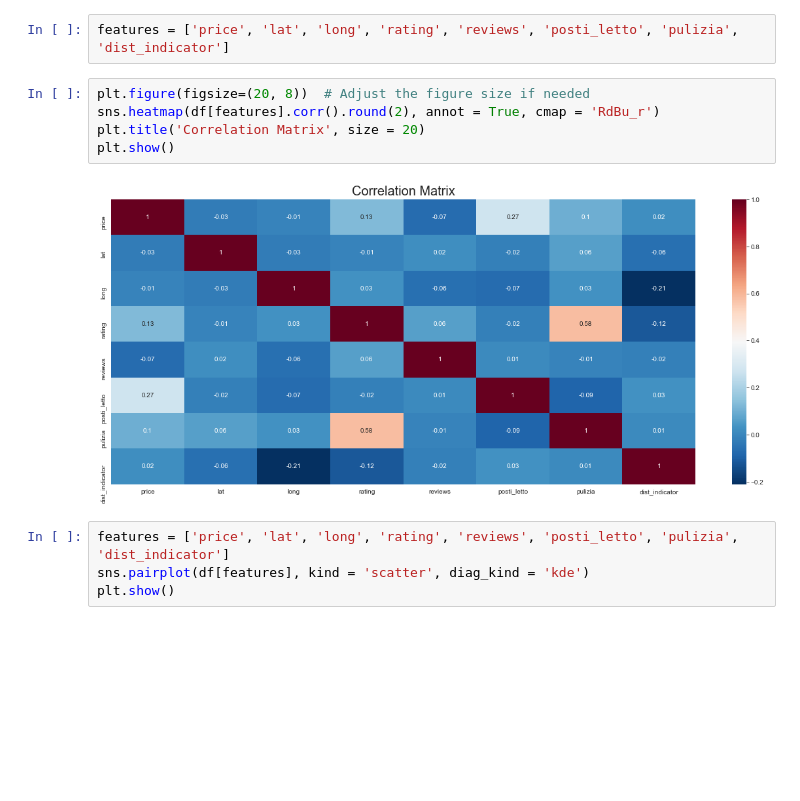
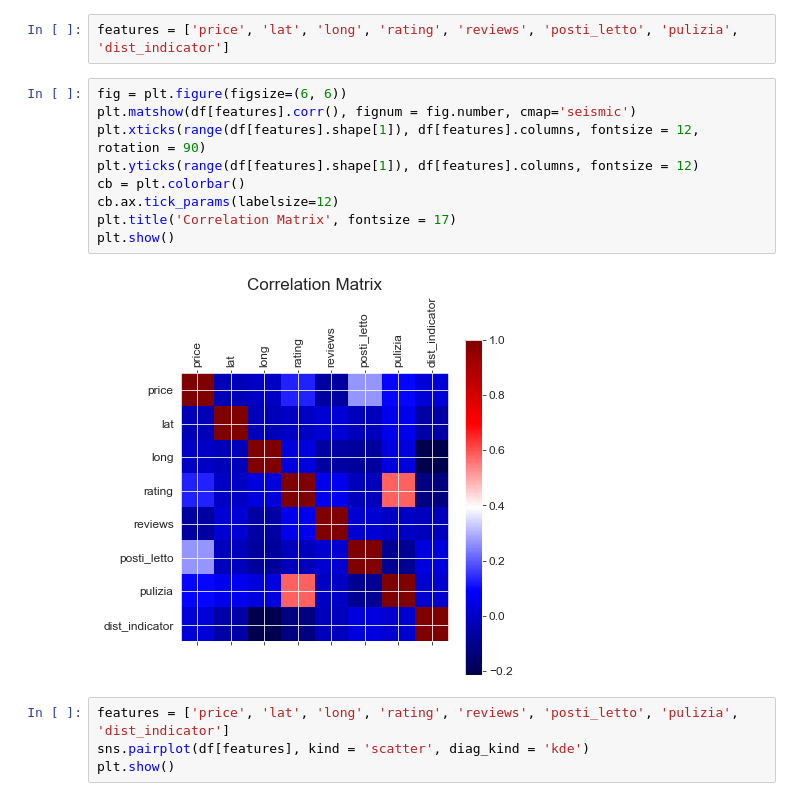
Before and after one commit to FrancescoPeria/AirBnB_Price_Analysis, a Jupyter notebook: AirBnB_Analysis.ipynb, the cells around one changed output. Cells and saved outputs as stored; diff of their text form; blank space fills up the shorter version.

```diff
--- a/AirBnB_Analysis.ipynb
+++ b/AirBnB_Analysis.ipynb
@@ -995,13 +1074,17 @@ plt.show()
 ### Correlation analysis
 # %%
 features = ['price', 'lat', 'long', 'rating', 'reviews', 'posti_letto', 'pulizia', 'dist_indicator']
-# %%
-plt.figure(figsize=(20, 8))  # Adjust the figure size if needed
-sns.heatmap(df[features].corr().round(2), annot = True, cmap = 'RdBu_r')
-plt.title('Correlation Matrix', size = 20)
-plt.show()
-# %% [output]
-[figure, removed]
+# %%
+fig = plt.figure(figsize=(6, 6))
+plt.matshow(df[features].corr(), fignum = fig.number, cmap='seismic')
+plt.xticks(range(df[features].shape[1]), df[features].columns, fontsize = 12, rotation = 90)
+plt.yticks(range(df[features].shape[1]), df[features].columns, fontsize = 12)
+cb = plt.colorbar()
+cb.ax.tick_params(labelsize=12)
+plt.title('Correlation Matrix', fontsize = 17)
+plt.show()
+# %% [output]
+[figure, added]
 # %%
 features = ['price', 'lat', 'long', 'rating', 'reviews', 'posti_letto', 'pulizia', 'dist_indicator']
 sns.pairplot(df[features], kind = 'scatter', diag_kind = 'kde')
```
Also changed, not shown: parts of 33 cells of this notebook, 2 other files.
